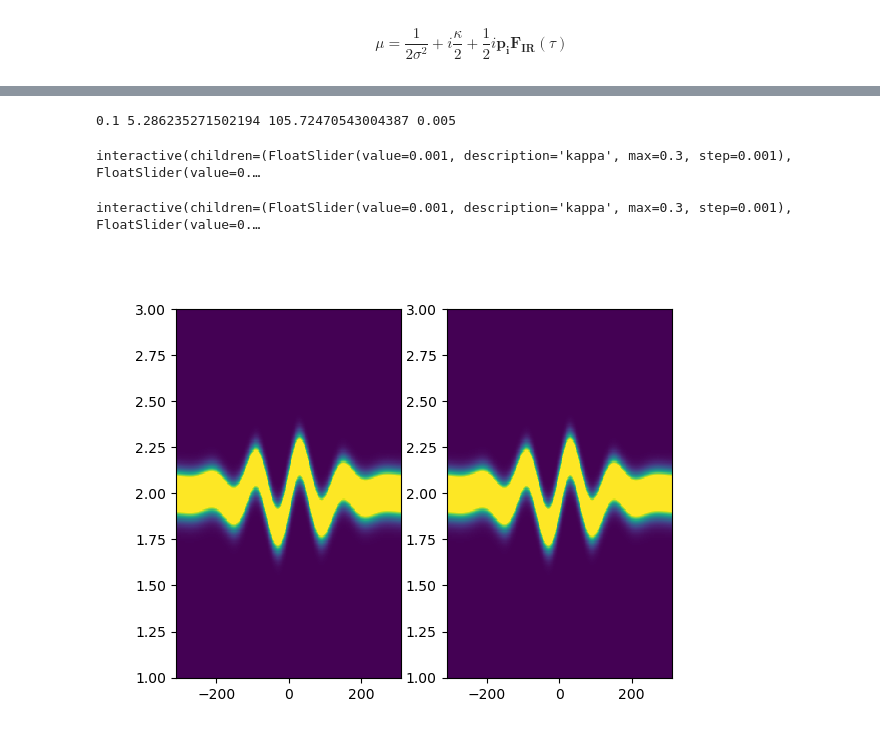
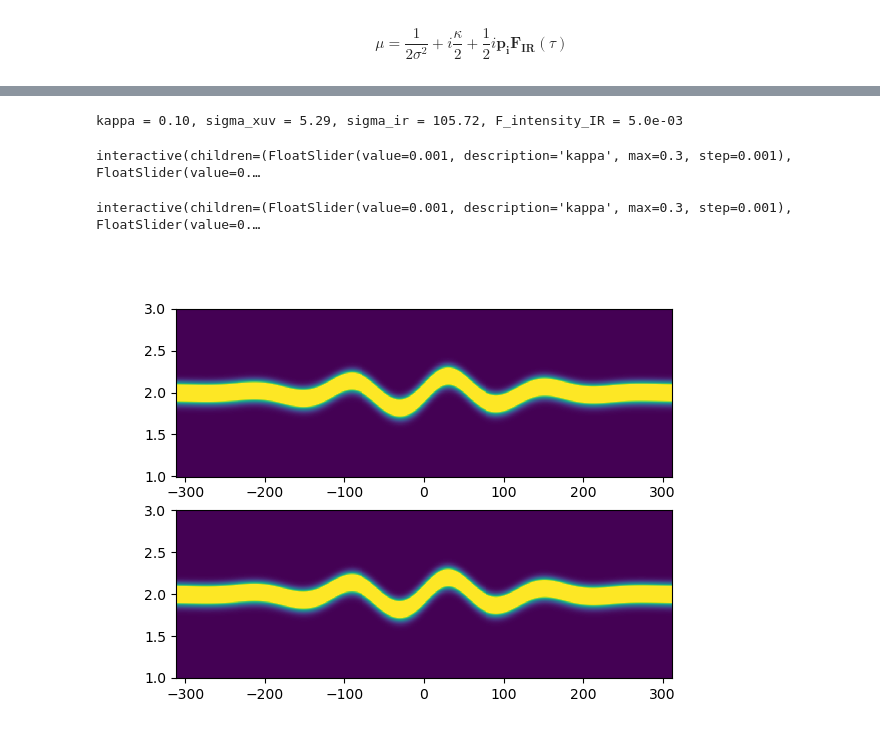
Before and after one commit to lrlunin/attosecond-streaking, a Jupyter notebook: interactive.ipynb, the cells around one changed output, grey strips where cells are left out. Saved outputs shown, nothing was run; the diff lists cells and outputs as text; code cells hidden in the pictures.

```diff
--- a/interactive.ipynb
+++ b/interactive.ipynb
@@ -24,7 +44,7 @@ def A_ir(tau, sigma_IR, F_const_IR, omega_IR):
     return - F_const_IR * f_ir(tau, sigma_IR) * np.sin(omega_IR*tau) / omega_IR
 # %%
 # all times in femtoseconds
-def a(p, tau, kappa=0.1, fwhm_xuv=0.3, fwhm_ir=6, F_intensity_IR=1./200):
+def a(p, tau, kappa=0.1, fwhm_xuv=0.3, fwhm_ir=6, F_intensity_IR=1./200, phase = 0):
     omega_X = 2.5
     I_p = 0.5
     p_0_sq = 2 * (omega_X - I_p)
@@ -40,14 +60,14 @@ def a(p, tau, kappa=0.1, fwhm_xuv=0.3, fwhm_ir=6, F_intensity_IR=1./200):
     f_ir_cal = np.exp(-tau**2/(2*sigma_IR**2))
 
     # electric field
-    F_ir_calc = F_const_IR * f_ir(tau, sigma_IR) * np.cos(omega_IR * tau)
+    F_ir_calc = F_const_IR * f_ir(tau, sigma_IR) * np.cos(omega_IR * tau + phase)
 
     # vector potential
-    A_ir_calc = - F_const_IR * f_ir(tau, sigma_IR) * np.sin(omega_IR * tau) / omega_IR
+    A_ir_calc = - F_const_IR * f_ir(tau, sigma_IR) * np.sin(omega_IR * tau + phase) / omega_IR
 
     alpha = 0.5*(p**2 + 2*p*A_ir_calc - p_0_sq)
     mu = 1/(2*sigma_XUV**2) + 0.5j*kappa + 0.5j*(p + A_ir_calc) * F_ir_calc  # where (p + A_ir) is the brackets for p_i
 
     f = np.sqrt(np.pi/mu) * np.exp(-alpha**2/(4*mu))
-    print(kappa, sigma_XUV, sigma_IR, F_intensity_IR)
+    print(f"kappa = {kappa:.2f}, sigma_xuv = {sigma_XUV:.2f}, sigma_ir = {sigma_IR:.2f}, F_intensity_IR = {F_intensity_IR:.1e}")
     return np.abs(f).T
@@ -84,26 +100,26 @@ interactive(children=(FloatSlider(value=0.001, description='kappa', max=0.3, ste
 # %%
 p = np.linspace(1, 3, 300)
 tau = np.linspace(-7.5/ 2.41e-2, 7.5/2.41e-2, 500)
 pp, tautau = np.meshgrid(p, tau)
 res = a(pp, tautau)**2
 
-fig, axs = plt.subplots(1, 2)
+fig, axs = plt.subplots(2, 1)
 
 plot2d_left = axs[0].pcolormesh(tau, p, res)
 plot2d_right = axs[1].pcolormesh(tau, p, res)
 
-def update_left(kappa = 1e-3, fwhm_xuv=0.3, F_intensity_IR=1./100):
+def update_up(kappa = 1e-3, fwhm_xuv=0.3, F_intensity_IR=1./100):
     plot2d_left.set_array(a(pp, tautau, kappa=kappa, fwhm_xuv=fwhm_xuv, F_intensity_IR=F_intensity_IR)**2)
     fig.canvas.draw_idle()
 
-def update_right(kappa = 1e-3, fwhm_xuv=0.3, F_intensity_IR=1./100):
+def update_down(kappa = 1e-3, fwhm_xuv=0.3, F_intensity_IR=1./100):
     plot2d_right.set_array(a(pp, tautau, kappa=kappa, fwhm_xuv=fwhm_xuv, F_intensity_IR=F_intensity_IR)**2)
     fig.canvas.draw_idle()
 
-interact(update_left, kappa = (0.0, 0.3, 0.001), fwhm_xuv = (0.05, 0.6, 0.01), F_intensity_IR = (0., 0.02, 0.0001));
-interact(update_right, kappa = (0.0, 0.3, 0.001), fwhm_xuv = (0.05, 0.6, 0.01), F_intensity_IR = (0., 0.02, 0.0001));
+interact(update_up, kappa = (0.0, 0.3, 0.001), fwhm_xuv = (0.05, 0.6, 0.01), F_intensity_IR = (0., 0.02, 0.0001));
+interact(update_down, kappa = (0.0, 0.3, 0.001), fwhm_xuv = (0.05, 0.6, 0.01), F_intensity_IR = (0., 0.02, 0.0001));
 # %% [output]
-0.1 5.286235271502194 105.72470543004387 0.005
+kappa = 0.10, sigma_xuv = 5.29, sigma_ir = 105.72, F_intensity_IR = 5.0e-03
 interactive(children=(FloatSlider(value=0.001, description='kappa', max=0.3, step=0.001), FloatSlider(value=0.…
 interactive(children=(FloatSlider(value=0.001, description='kappa', max=0.3, step=0.001), FloatSlider(value=0.…
-[figure, old version]
+[figure, new version]
```
Also changed, not shown: parts of 10 cells of this notebook, 1 other file.
